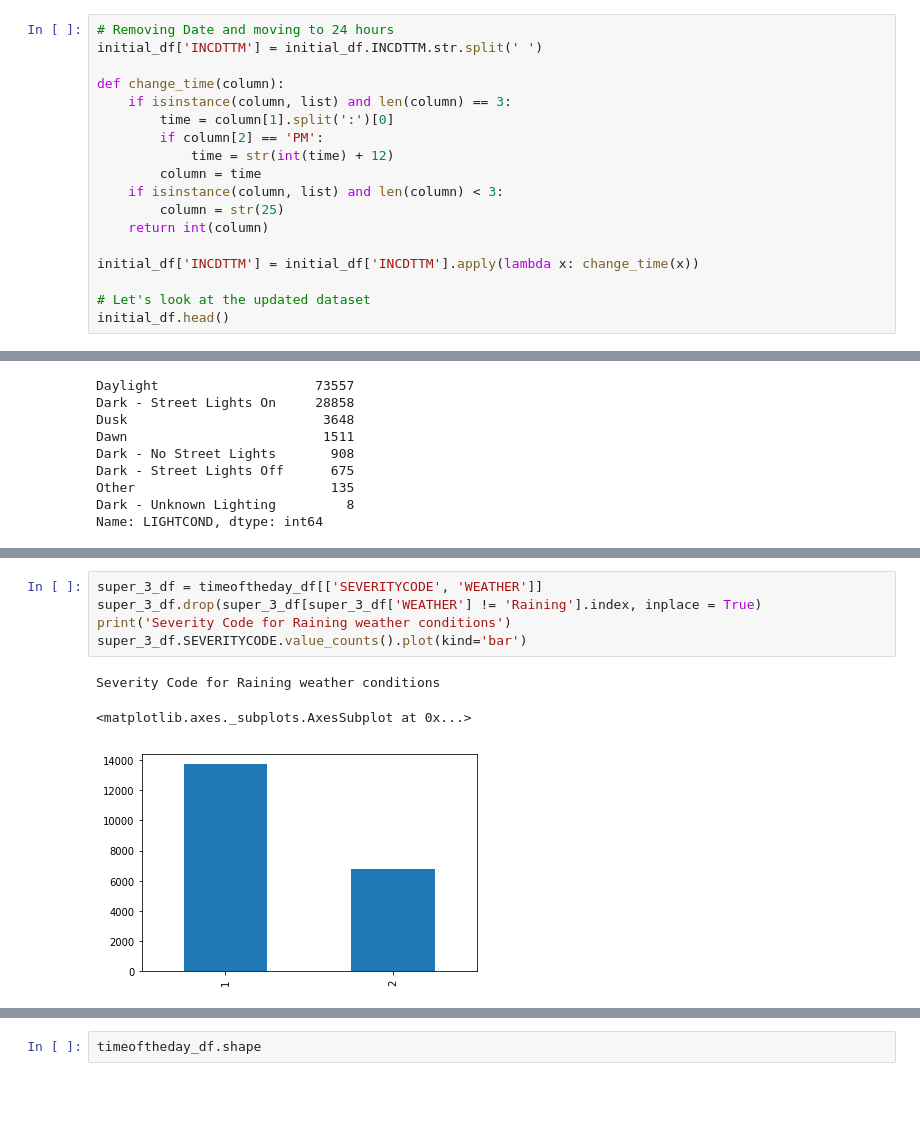
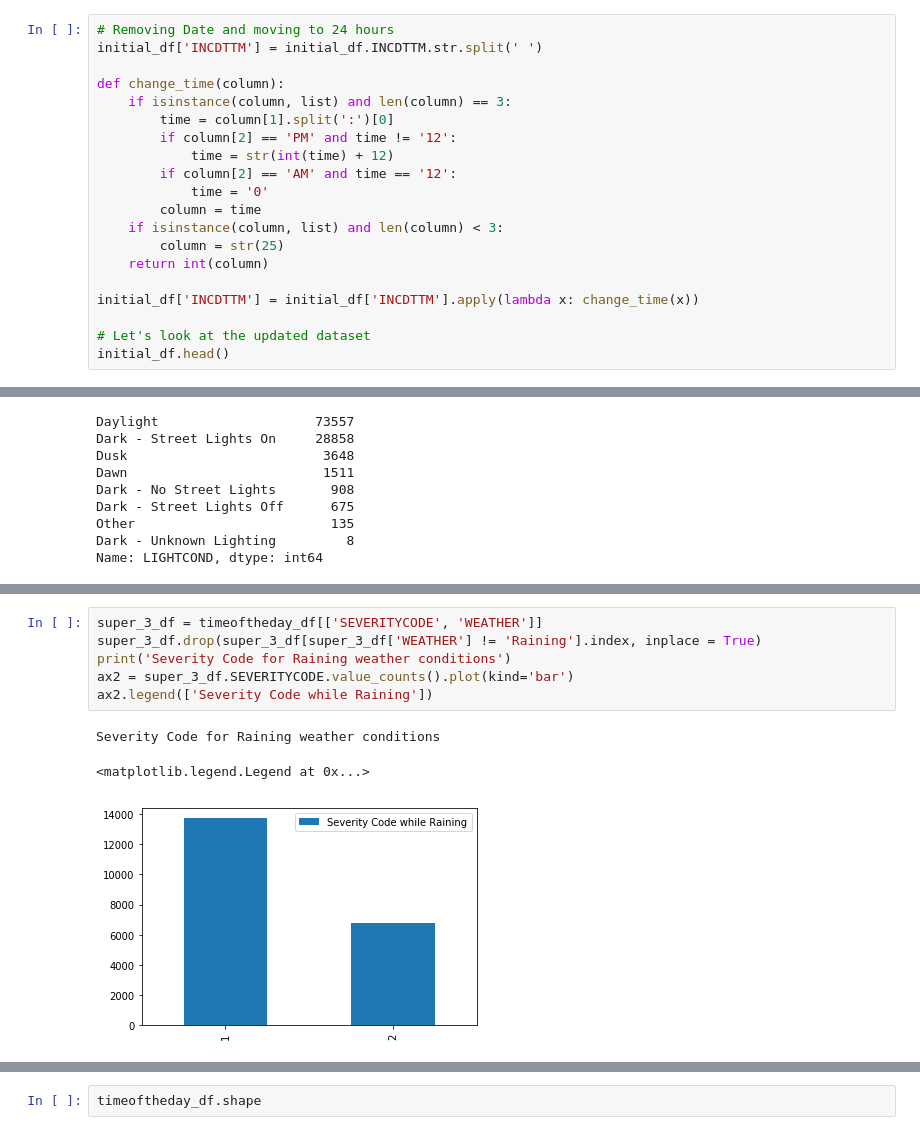
Before and after one commit to delsakov/Coursera-DataScience, a Jupyter notebook: Data Science Capstone.ipynb, the cells around one changed output, grey strips where cells are left out. Cells and saved outputs as stored; diff of their text form; blank space fills up the shorter version.

```diff
--- a/Data Science Capstone.ipynb
+++ b/Data Science Capstone.ipynb
@@ -135,8 +135,10 @@ initial_df['INCDTTM'] = initial_df.INCDTTM.str.split(' ')
 def change_time(column):
     if isinstance(column, list) and len(column) == 3:
         time = column[1].split(':')[0]
-        if column[2] == 'PM':
+        if column[2] == 'PM' and time != '12':
             time = str(int(time) + 12)
+        if column[2] == 'AM' and time == '12':
+            time = '0'
         column = time
     if isinstance(column, list) and len(column) < 3:
         column = str(25)
@@ -247,12 +249,13 @@ super_2_df.WEATHER.value_counts().plot(kind='bar')
 # %%
 super_3_df = timeoftheday_df[['SEVERITYCODE', 'WEATHER']]
 super_3_df.drop(super_3_df[super_3_df['WEATHER'] != 'Raining'].index, inplace = True)
 print('Severity Code for Raining weather conditions')
-super_3_df.SEVERITYCODE.value_counts().plot(kind='bar')
+ax2 = super_3_df.SEVERITYCODE.value_counts().plot(kind='bar')
+ax2.legend(['Severity Code while Raining'])
 # %% [output]
 Severity Code for Raining weather conditions
-<matplotlib.axes._subplots.AxesSubplot at 0x...>
+<matplotlib.legend.Legend at 0x...>
-[figure, old version]
+[figure, new version]
 # %%
 super_4_df = timeoftheday_df[['LIGHTCOND', 'WEATHER']]
 super_4_df.drop(super_4_df[super_4_df['WEATHER'] != 'Raining'].index, inplace = True)
```
Also changed, not shown: parts of 12 cells of this notebook.
